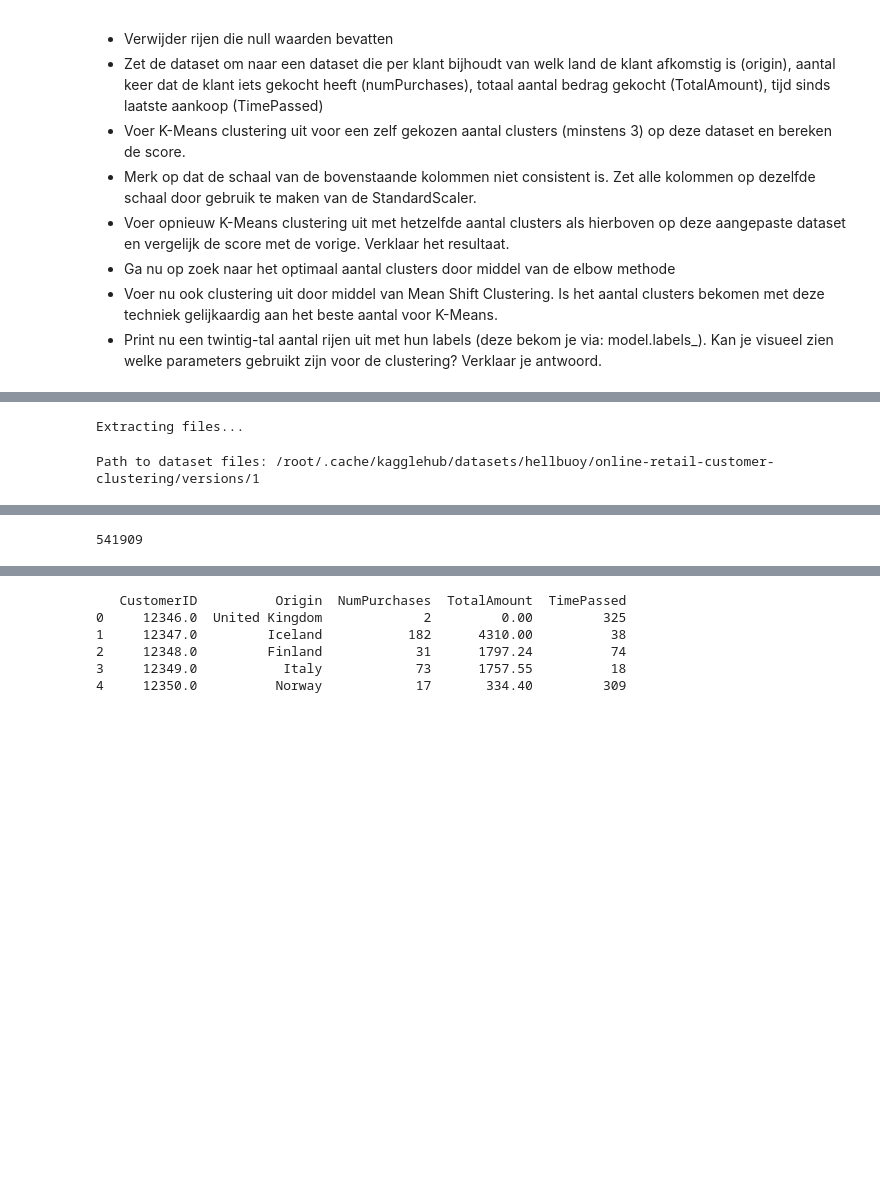
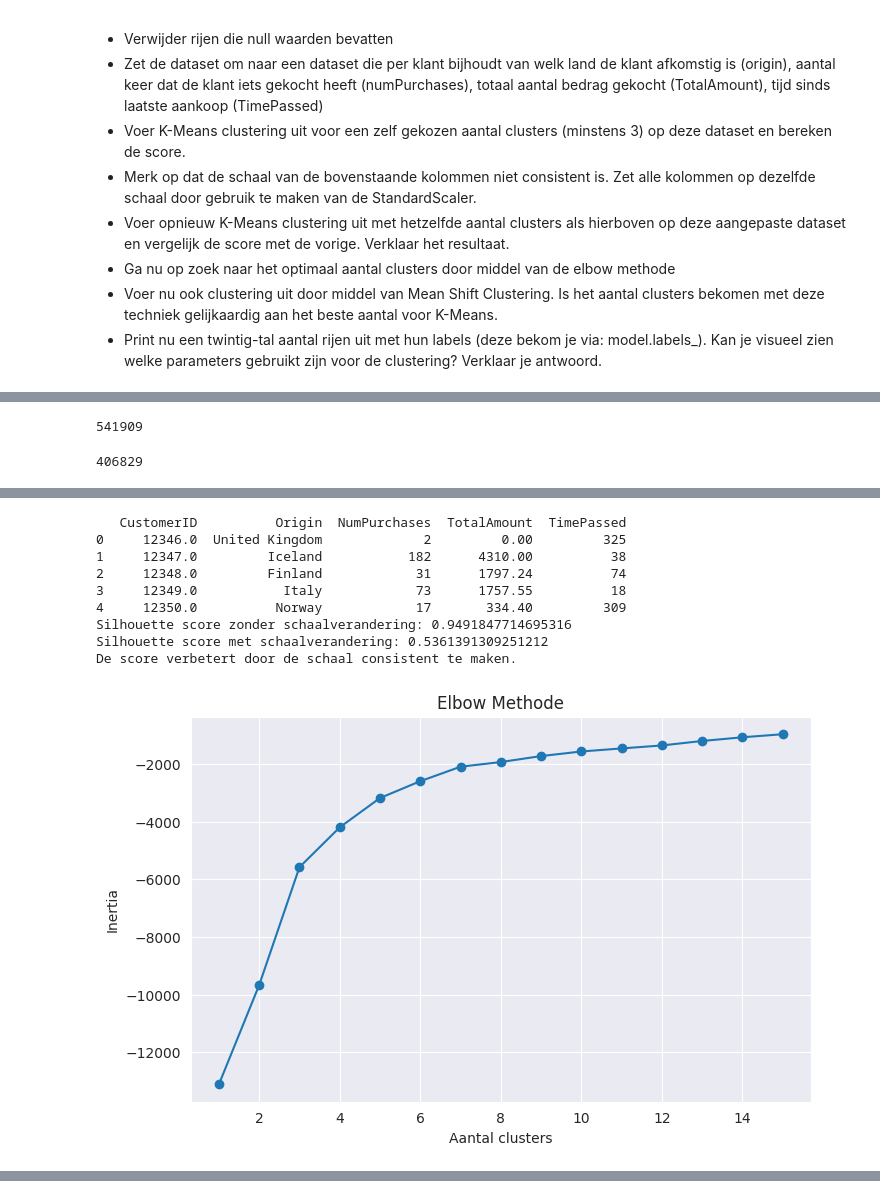
Before and after one commit to OdiseeDataScience2526/Leerstof-groep456, a Jupyter notebook: Les_08/01_Clustering.ipynb, the cells around one changed output, grey strips where cells are left out. Cells and saved outputs as stored; diff of their text form; code cells hidden in the pictures; blank space fills up the shorter version.

```diff
--- a/Les_08/01_Clustering.ipynb
+++ b/Les_08/01_Clustering.ipynb
@@ -350,4 +350,60 @@ customer_df.rename(columns={
 }, inplace=True)
 # Controleer de dataset
 print(customer_df.head())
+
+# Stap 3: K-Means clustering (geen schaalverandering)
+features = ['NumPurchases', 'TotalAmount', 'TimePassed']
+X = customer_df[features]
+
+# K-Means met 3 clusters (bijvoorbeeld)
+kmeans = KMeans(n_clusters=3, random_state=42)
+kmeans.fit(X)
+customer_df['Cluster_KMeans_NoScaling'] = kmeans.labels_
+
+# Bereken score
+score_no_scaling = silhouette_score(X, kmeans.labels_)
+print(f"Silhouette score zonder schaalverandering: {score_no_scaling}")
+
+# Stap 4: Schalen met StandardScaler
+scaler = StandardScaler()
+X_scaled = scaler.fit_transform(X)
+
+# K-Means met 3 clusters (geschaalde data)
+kmeans_scaled = KMeans(n_clusters=3, random_state=42)
+kmeans_scaled.fit(X_scaled)
+customer_df['Cluster_KMeans_Scaled'] = kmeans_scaled.labels_
+
+# Bereken score
+score_scaling = silhouette_score(X_scaled, kmeans_scaled.labels_)
+print(f"Silhouette score met schaalverandering: {score_scaling}")
+
+# Resultaatvergelijking
+print("De score verbetert door de schaal consistent te maken.")
+
+# Stap 5: Elbow-methode voor optimaal aantal clusters
+inertia = []
+cluster_range = range(1, 16)
+for k in cluster_range:
+    model = KMeans(n_clusters=k, random_state=42)
+    model.fit(X_scaled)
+    inertia.append(model.score(X_scaled))
+
+plt.figure(figsize=(8, 5))
+plt.plot(cluster_range, inertia, marker='o')
+plt.title("Elbow Methode")
+plt.xlabel("Aantal clusters")
+plt.ylabel("Inertia")
+plt.show()
+
+# Stap 6: Mean Shift Clustering
+mean_shift = MeanShift()
+mean_shift.fit(X_scaled)
+customer_df['Cluster_MeanShift'] = mean_shift.labels_
+
+# Aantal clusters Mean Shift
+mean_shift_clusters = len(np.unique(mean_shift.labels_))
+print(f"Aantal clusters met Mean Shift: {mean_shift_clusters}")
+
+# Stap 7: Toon voorbeeldrijen met labels
+print(customer_df[['CustomerID', 'Origin', 'NumPurchases', 'TotalAmount', 'TimePassed', 'Cluster_KMeans_Scaled', 'Cluster_MeanShift']].head(20))
 # %% [output]
@@ -355,2 +417,2 @@ Downloading from https://www.kaggle.com/api/v1/datasets/download/hellbuoy/online
-Extracting files...
+541909
-Path to dataset files: /root/.cache/kagglehub/datasets/hellbuoy/online-retail-customer-clustering/versions/1
+406829
@@ -363 +419,10 @@ Path to dataset files: /root/.cache/kagglehub/datasets/hellbuoy/online-retail-cu
-541909
+   CustomerID          Origin  NumPurchases  TotalAmount  TimePassed
+0     12346.0  United Kingdom             2         0.00         325
+1     12347.0         Iceland           182      4310.00          38
+2     12348.0         Finland            31      1797.24          74
+3     12349.0           Italy            73      1757.55          18
+4     12350.0          Norway            17       334.40         309
+Silhouette score zonder schaalverandering: 0.9491847714695316
+Silhouette score met schaalverandering: 0.5361391309251212
+De score verbetert door de schaal consistent te maken.
+[figure, added]
@@ -365,6 +445,0 @@ Path to dataset files: /root/.cache/kagglehub/datasets/hellbuoy/online-retail-cu
-   CustomerID          Origin  NumPurchases  TotalAmount  TimePassed
-0     12346.0  United Kingdom             2         0.00         325
-1     12347.0         Iceland           182      4310.00          38
-2     12348.0         Finland            31      1797.24          74
-3     12349.0           Italy            73      1757.55          18
-4     12350.0          Norway            17       334.40         309
```
Also changed, not shown: parts of 1 cell of this notebook.
